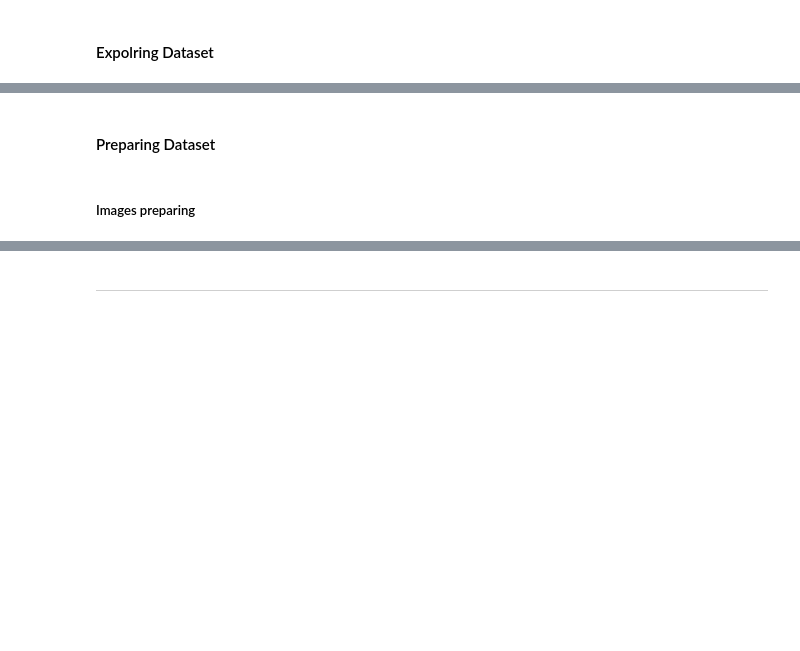
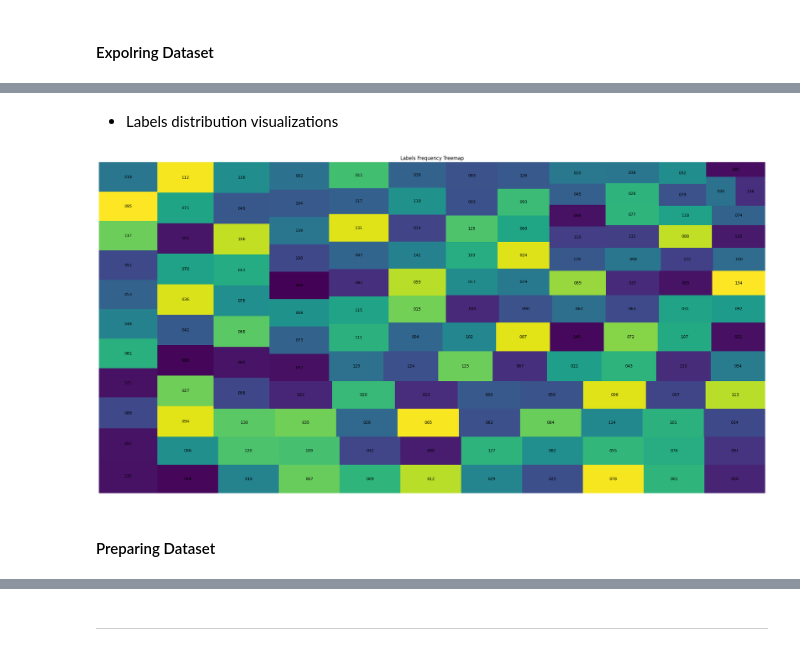
Before and after one commit to sondosaabed/Iris-of-eyes-recognition, a Jupyter notebook: Iris_recognition_1190652.ipynb, the cells around one changed output, grey strips where cells are left out. Cells and saved outputs as stored; diff of their text form; code cells hidden in the pictures; blank space fills up the shorter version.

Commit message:
Kaggle Notebook | Iris_recognition_1190652 | Preparing Datasets

```diff
--- a/Iris_recognition_1190652.ipynb
+++ b/Iris_recognition_1190652.ipynb
@@ -292,4 +306,12 @@ plt.legend()
+# %% [markdown]
+- Labels distribution visualizations
+# %%
+plt.figure(figsize=(30, 15))
+squarify.plot(sizes=df['Label'].value_counts(), label=df['Label'].unique())
+plt.axis('off')
+plt.title('Labels Frequency Treemap')
+plt.show()
+# %% [output]
+[figure, added]
 # %% [markdown]
 #### Preparing Dataset
-# %% [markdown]
-##### Images preparing
```
Also changed, not shown: parts of 28 cells of this notebook.
